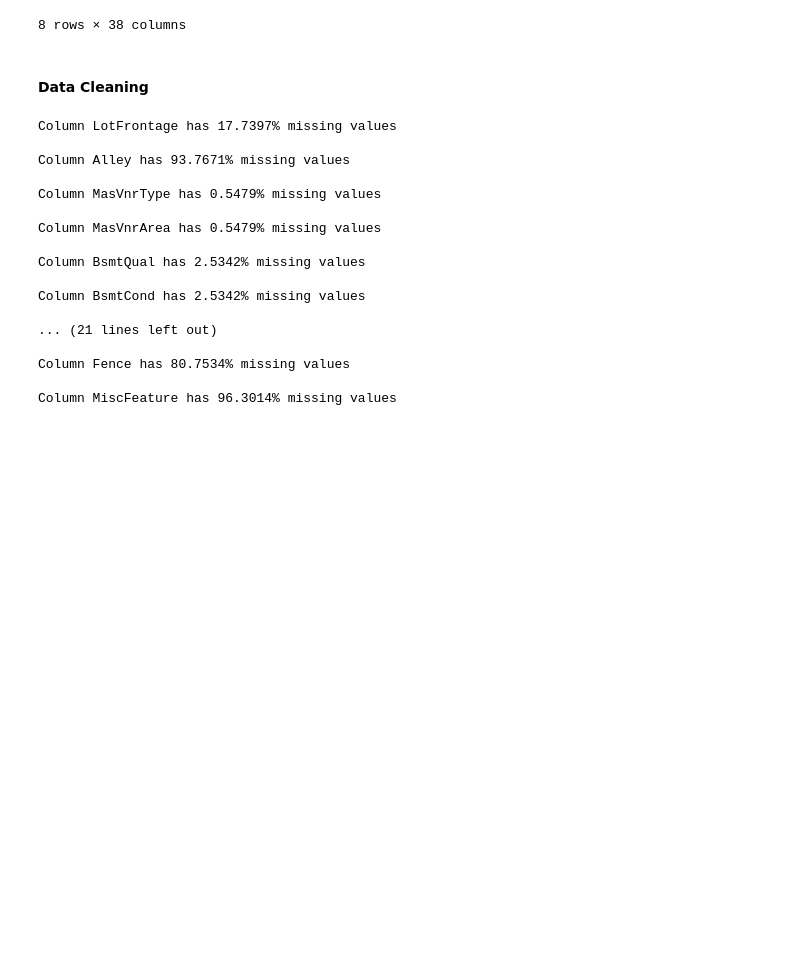
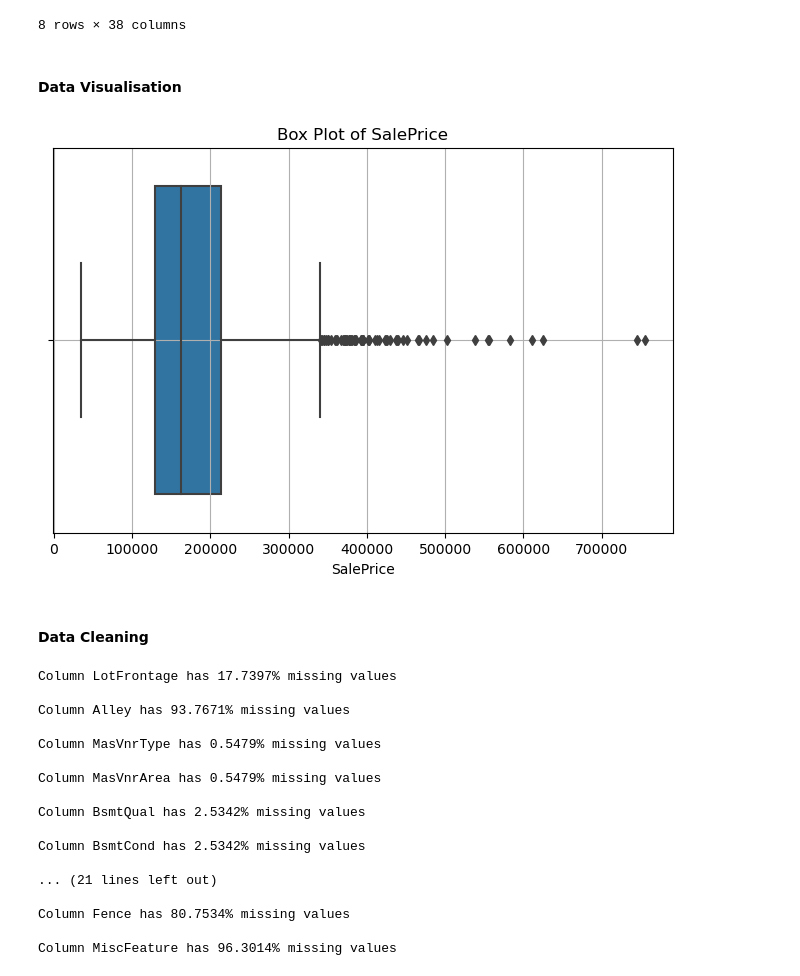
Before and after one commit to samsonafo/ML-Fundamentals, a Jupyter notebook: Others/Exercise-2.ipynb, the cells around one changed output. Drawn from its saved outputs; the diff is of its cells as text; code cells hidden in the pictures; blank space fills up the shorter version.

```diff
--- a/Others/Exercise-2.ipynb
+++ b/Others/Exercise-2.ipynb
@@ -50,3 +50,32 @@ df.describe()
 | 75% | 1095.250000 | 70.000000 | 80.000000 | 11601.500000 | 7.000000 | 6.000000 | 2000.000000 | 2004.000000 | ... |
 | max | 1460.000000 | 190.000000 | 313.000000 | 215245.000000 | 10.000000 | 9.000000 | 2010.000000 | 2010.000000 | ... |
 8 rows × 38 columns
+# %% [markdown]
+#### Data Visualisation
+# %%
+def plot_boxplot(df, column_name):
+    """
+    Plots a box plot for a specific column in a DataFrame.
+
+    Parameters:
+    df (pd.DataFrame): The input DataFrame.
+    column_name (str): The name of the column to plot.
+
+    Returns:
+    None
+    """
+    if column_name not in df.columns:
+        print(f"Column '{column_name}' not found in DataFrame.")
+        return
+
+    plt.figure(figsize=(8, 5))
+    sns.boxplot(x=df[column_name])
+    plt.title(f'Box Plot of {column_name}')
+    plt.xlabel(column_name)
+    plt.grid(True)
+    plt.show()
+# %%
+#checking for negatives and outliers
+plot_boxplot(df,'SalePrice')
+# %% [output]
+[figure, added]
```
Also changed, not shown: parts of 12 cells of this notebook, 12 other files.
